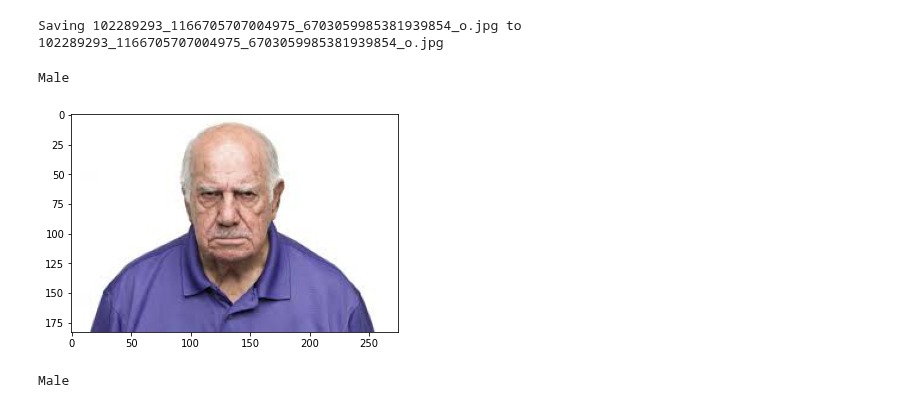
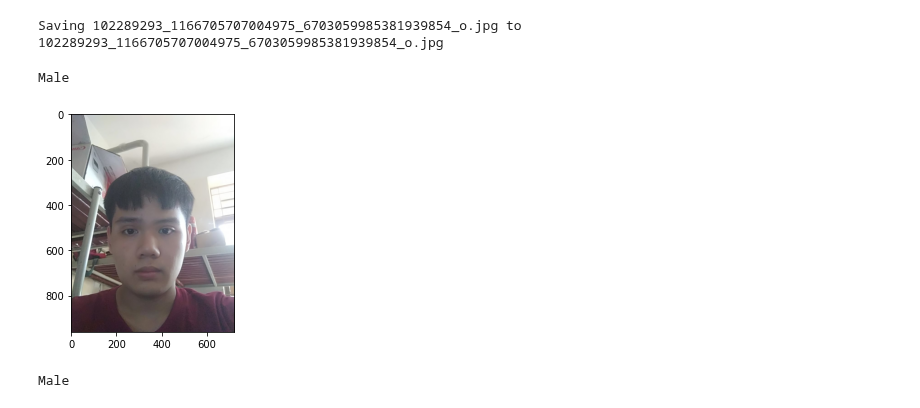
Before and after one commit to lephuocdat2000/-CS114.K21-, a Jupyter notebook: GenderClassification.ipynb, the cells around one changed output. Drawn from its saved outputs; the diff is of its cells as text; code cells hidden in the pictures.

```diff
--- a/GenderClassification.ipynb
+++ b/GenderClassification.ipynb
@@ -194,10 +186,10 @@ uploaded=files.upload()
 [interactive output not drawn]
 Saving 102289293_1166705707004975_6703059985381939854_o.jpg to 102289293_1166705707004975_6703059985381939854_o.jpg
 # %%
-Prediction('/content/images (1).jpg')
+Prediction('/content/107249001_262789848350777_3109014002307573199_n.jpg')
 # %% [output]
 Male
-[figure, old version]
+[figure, new version]
 # %%
 Prediction('/content/028174.jpg')
 # %% [output]
```
Also changed, not shown: parts of 7 cells of this notebook.
